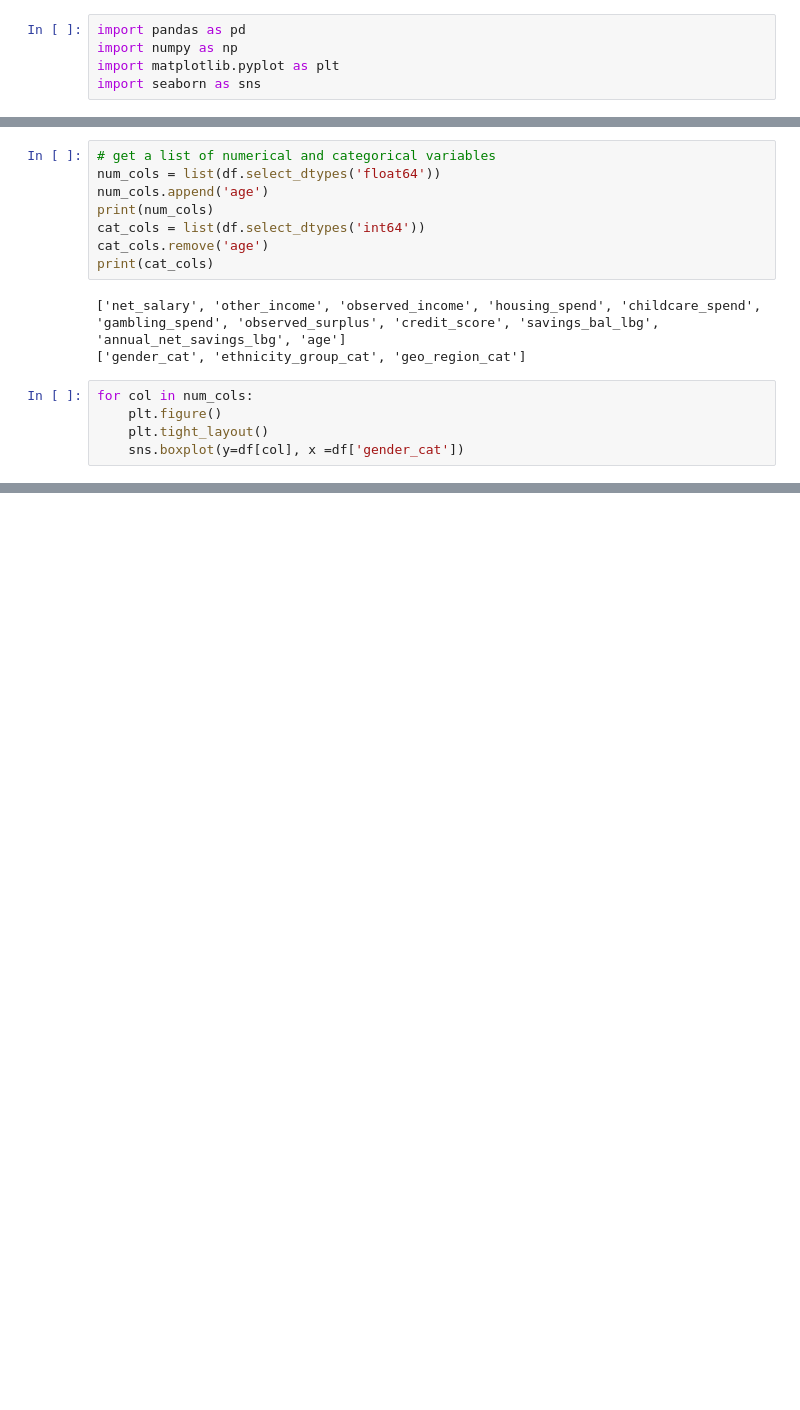
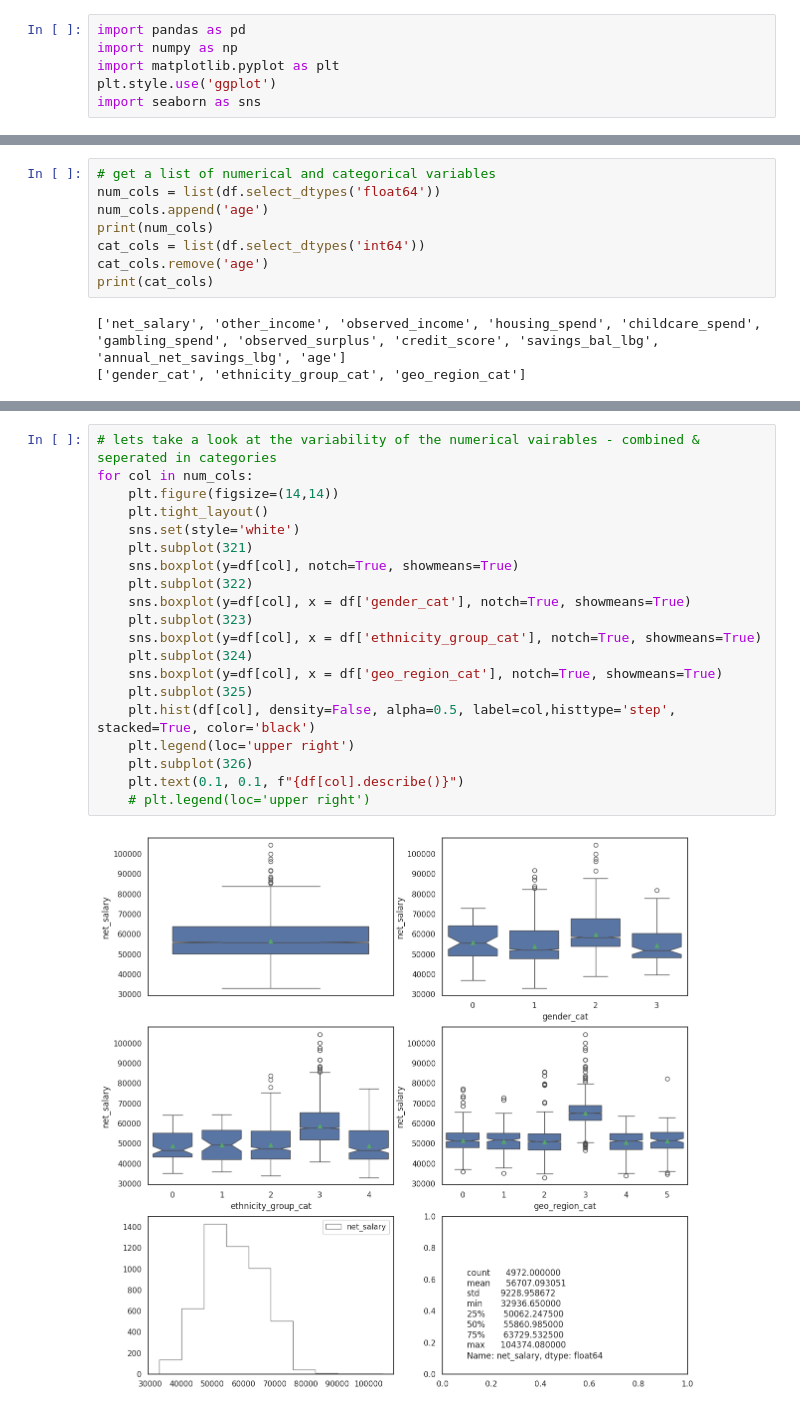
Before and after one commit to hasibahmed/exercise, a Jupyter notebook: technical_exercise/2.input_variables.ipynb, the cells around one changed output, grey strips where cells are left out. Saved outputs shown, nothing was run; the diff lists cells and outputs as text; blank space fills up the shorter version.

```diff
--- a/technical_exercise/2.input_variables.ipynb
+++ b/technical_exercise/2.input_variables.ipynb
@@ -4,6 +4,7 @@
 import pandas as pd
 import numpy as np
 import matplotlib.pyplot as plt
+plt.style.use('ggplot')
 import seaborn as sns
 # %%
 df_clean = pd.read_pickle('data/customer_data_modified.pkl')
@@ -63,8 +99,3 @@ print(cat_cols)
 # %% [output]
 ['net_salary', 'other_income', 'observed_income', 'housing_spend', 'childcare_spend', 'gambling_spend', 'observed_surplus', 'credit_score', 'savings_bal_lbg', 'annual_net_savings_lbg', 'age']
 ['gender_cat', 'ethnicity_group_cat', 'geo_region_cat']
-# %%
-for col in num_cols:
-    plt.figure()
-    plt.tight_layout()
-    sns.boxplot(y=df[col], x =df['gender_cat'])
@@ -82,0 +102,22 @@ for col in num_cols:
+# %%
+# lets take a look at the variability of the numerical vairables - combined & seperated in categories
+for col in num_cols:
+    plt.figure(figsize=(14,14))
+    plt.tight_layout()
+    sns.set(style='white')
+    plt.subplot(321)
+    sns.boxplot(y=df[col], notch=True, showmeans=True)
+    plt.subplot(322)
+    sns.boxplot(y=df[col], x = df['gender_cat'], notch=True, showmeans=True)
+    plt.subplot(323)
+    sns.boxplot(y=df[col], x = df['ethnicity_group_cat'], notch=True, showmeans=True)
+    plt.subplot(324)
+    sns.boxplot(y=df[col], x = df['geo_region_cat'], notch=True, showmeans=True)
+    plt.subplot(325)
+    plt.hist(df[col], density=False, alpha=0.5, label=col,histtype='step', stacked=True, color='black')
+    plt.legend(loc='upper right')
+    plt.subplot(326)
+    plt.text(0.1, 0.1, f"{df[col].describe()}")
+    # plt.legend(loc='upper right')
+# %% [output]
+[figure, added]
```
Also changed, not shown: parts of 8 cells of this notebook.
